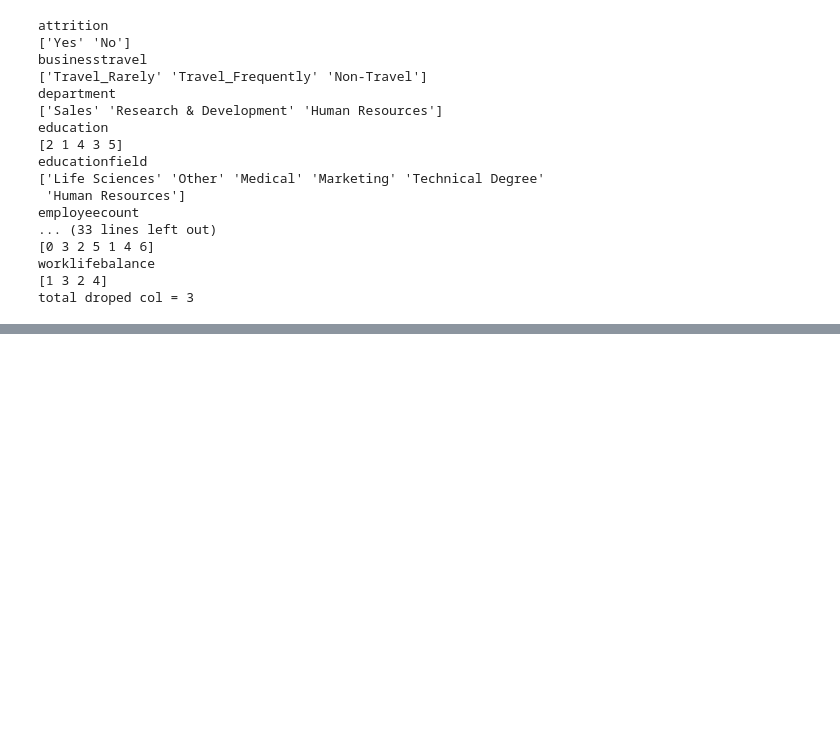
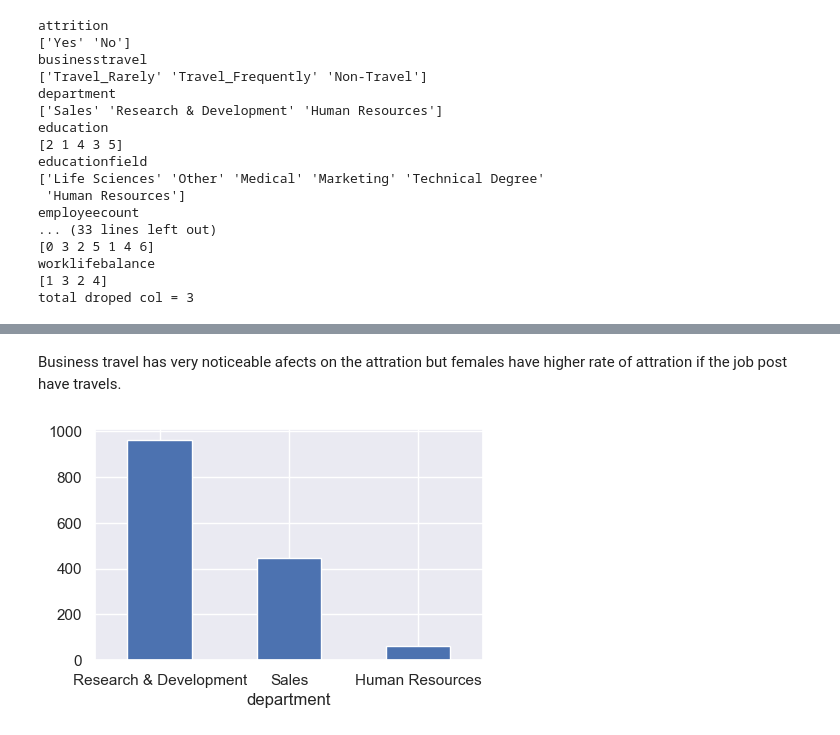
Before and after one commit to Sachin01pr/minor-project, a Jupyter notebook: minor-project-7sem/minor-project-7sem.ipynb, the cells around one changed output, grey strips where cells are left out. Saved outputs shown, nothing was run; the diff lists cells and outputs as text; code cells hidden in the pictures; blank space fills up the shorter version.

```diff
--- a/minor-project-7sem/minor-project-7sem.ipynb
+++ b/minor-project-7sem/minor-project-7sem.ipynb
@@ -110,0 +194,8 @@ df.to_csv("hr_manages.csv", index= True)
+# %% [markdown]
+Business travel has very noticeable afects on the attration but females have higher rate of attration if the job post have travels.
+# %%
+df["department"].value_counts().plot(kind = "bar" ,figsize= (5,3))
+plt.xticks(rotation = 0)
+plt.show()
+# %% [output]
+[figure, added]
```
Also changed, not shown: parts of 26 cells of this notebook.
